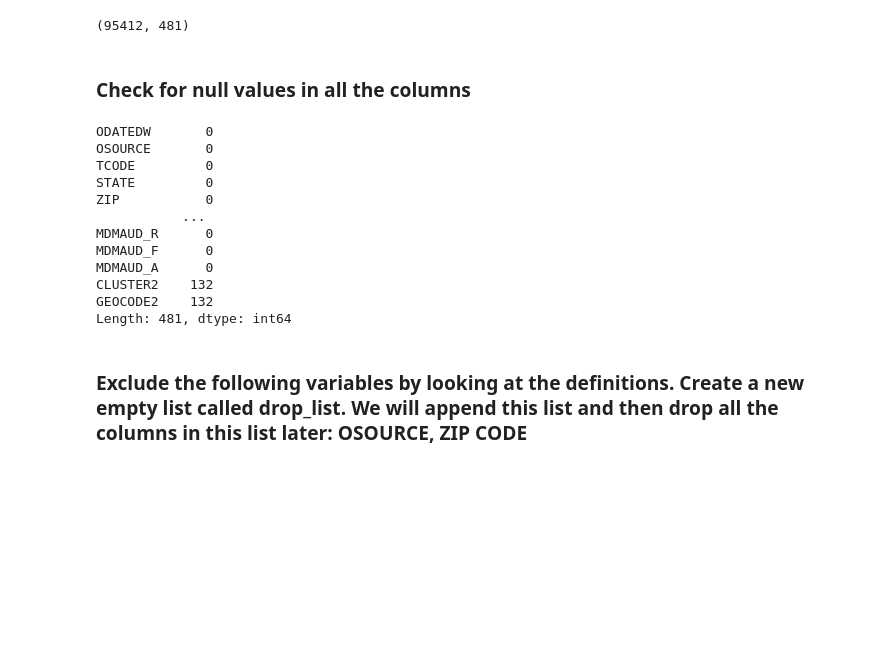
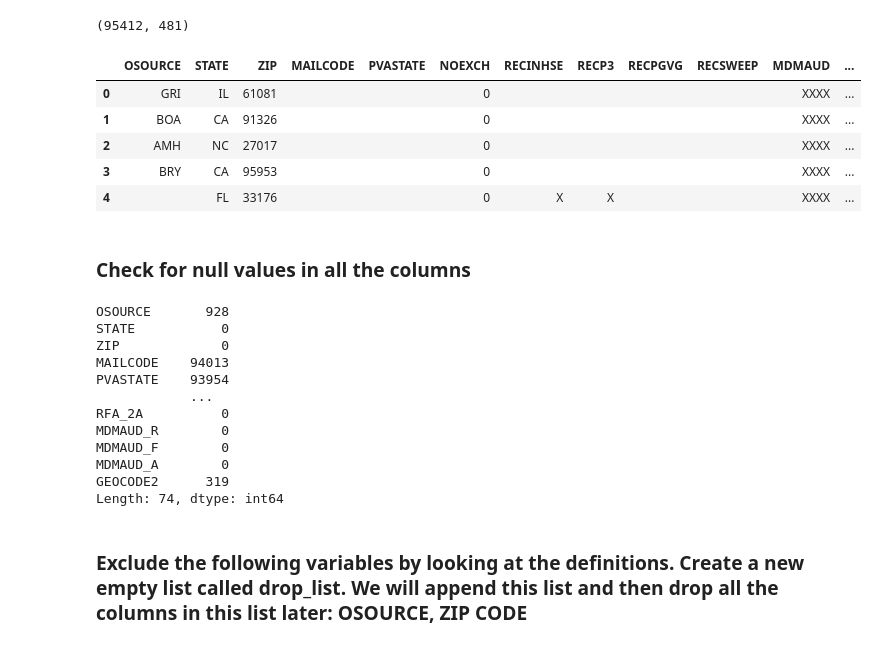
Before and after one commit to genolet/lab-revisiting-machine-learning, a Jupyter notebook: lab_revisiting_machine_learning.ipynb, the cells around one changed output. Cells and saved outputs as stored; diff of their text form; code cells hidden in the pictures; blank space fills up the shorter version.

```diff
--- a/lab_revisiting_machine_learning.ipynb
+++ b/lab_revisiting_machine_learning.ipynb
@@ -21,3 +21,15 @@ data.shape
 | 3 | 8701 | BRY | 0 | CA | 95953 |  |  | 2801 | 0 |  |  | ... |
 | 4 | 8601 |  | 0 | FL | 33176 |  |  | 2001 | 0 | X | X | ... |
 (95412, 481)
+# %%
+### Here I am selecting the categorical data
+
+categorical = data.select_dtypes([object])
+categorical.head()
+# %% [output]
+|  | OSOURCE | STATE | ZIP | MAILCODE | PVASTATE | NOEXCH | RECINHSE | RECP3 | RECPGVG | RECSWEEP | MDMAUD | ... |
+| 0 | GRI | IL | 61081 |  |  | 0 |  |  |  |  | XXXX | ... |
+| 1 | BOA | CA | 91326 |  |  | 0 |  |  |  |  | XXXX | ... |
+| 2 | AMH | NC | 27017 |  |  | 0 |  |  |  |  | XXXX | ... |
+| 3 | BRY | CA | 95953 |  |  | 0 |  |  |  |  | XXXX | ... |
+| 4 |  | FL | 33176 |  |  | 0 | X | X |  |  | XXXX | ... |
@@ -24,20 +40,20 @@ data.shape
 # %% [markdown]
 ### Check for null values in all the columns ###
 # %%
-data.isna().sum()
+categorical.isna().sum()
 # %% [output]
-ODATEDW       0
-OSOURCE       0
-TCODE         0
-STATE         0
-ZIP           0
-           ...
-MDMAUD_R      0
-MDMAUD_F      0
-MDMAUD_A      0
-CLUSTER2    132
-GEOCODE2    132
-Length: 481, dtype: int64
+OSOURCE       928
+STATE           0
+ZIP             0
+MAILCODE    94013
+PVASTATE    93954
+            ...
+RFA_2A          0
+MDMAUD_R        0
+MDMAUD_F        0
+MDMAUD_A        0
+GEOCODE2      319
+Length: 74, dtype: int64
 # %% [markdown]
 ### Exclude the following variables by looking at the definitions. Create a new empty list called drop_list. We will append this list and then drop all the columns in this list later: OSOURCE, ZIP CODE ###
 # %%
```
Also changed, not shown: parts of 10 cells of this notebook.
